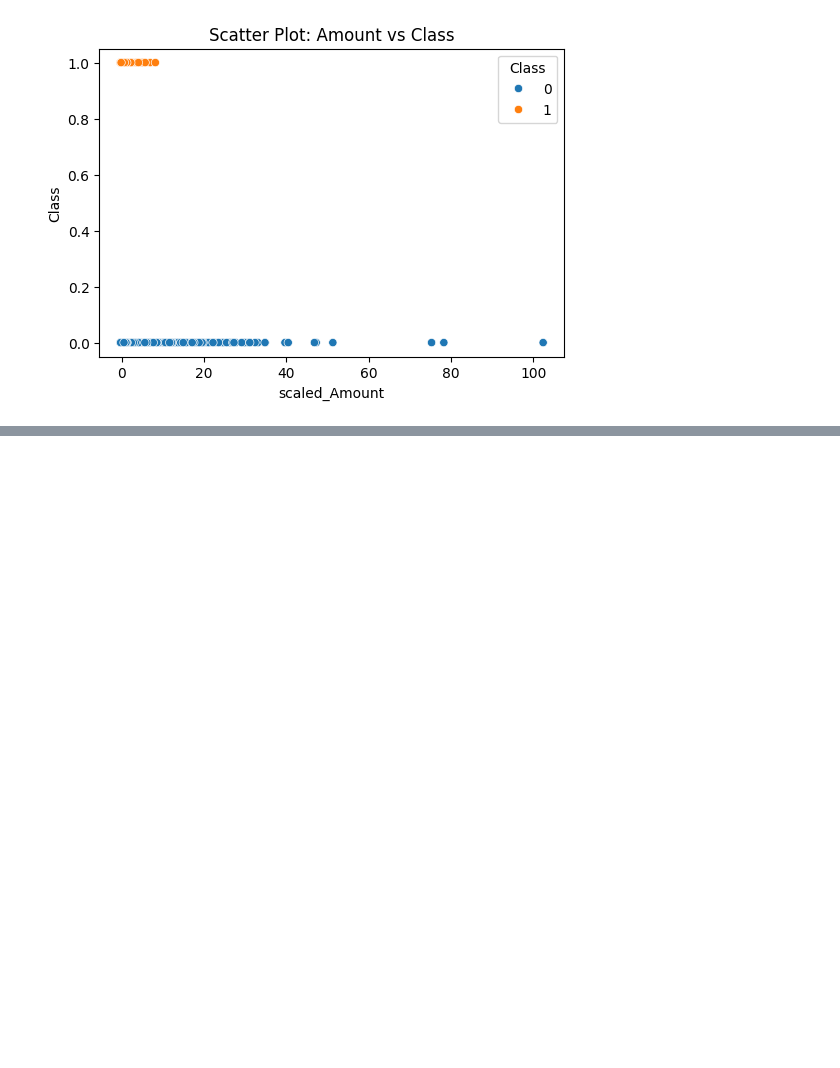
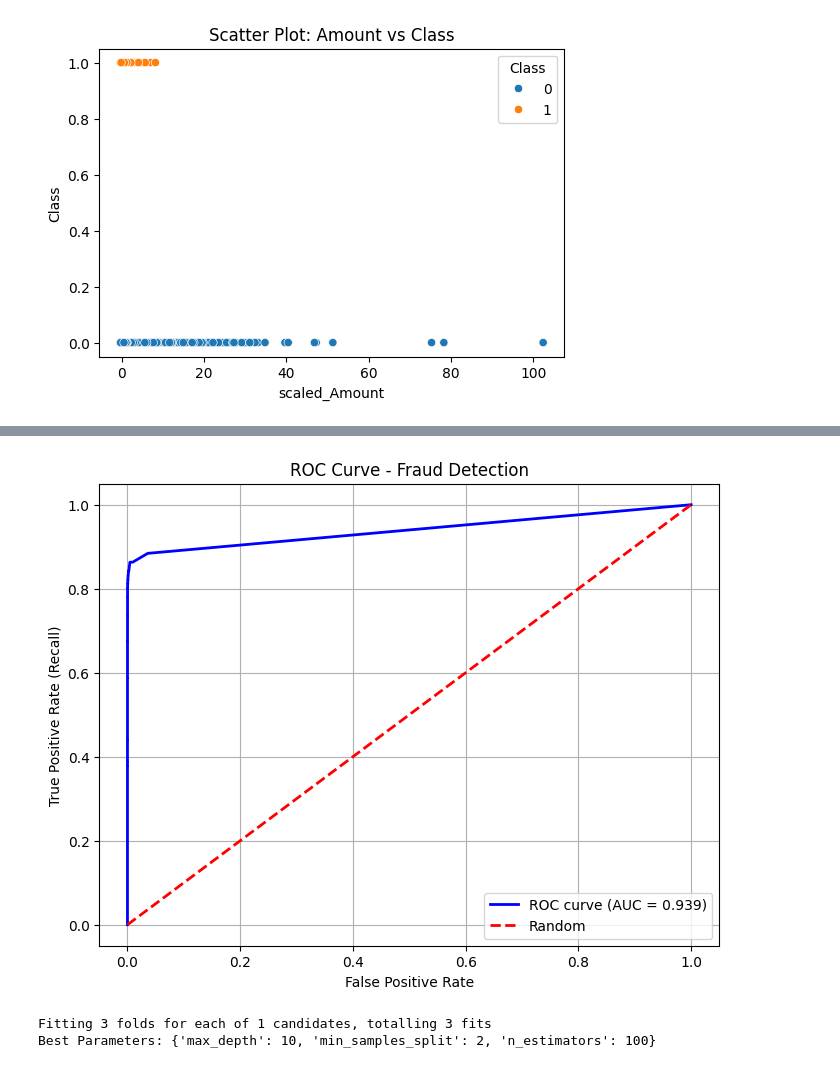
Before and after one commit to NoorFadhil-afk/ML-Project, a Jupyter notebook: credit card fraud.ipynb, the cells around one changed output, grey strips where cells are left out. Cells and saved outputs as stored; diff of their text form; code cells hidden in the pictures; blank space fills up the shorter version.

```diff
--- a/credit card fraud.ipynb
+++ b/credit card fraud.ipynb
@@ -218,0 +407,48 @@ plt.show()
+# %%
+#ROC Curve
+from sklearn.metrics import roc_curve, auc, precision_recall_curve, average_precision_score
+
+fpr, tpr, thresholds = roc_curve(y_test, y_prob)
+roc_auc = auc(fpr, tpr)
+
+plt.figure(figsize=(8,6))
+plt.plot(fpr, tpr, color='blue', lw=2, label=f'ROC curve (AUC = {roc_auc:.3f})')
+plt.plot([0,1], [0,1], color='red', lw=2, linestyle='--', label= 'Random')
+plt.xlabel('False Positive Rate')
+plt.ylabel('True Positive Rate (Recall)')
+plt.title('ROC Curve - Fraud Detection')
+plt.legend(loc='lower right')
+plt.grid(True)
+plt.show()
+# %% [output]
+[figure, added]
+# %%
+#  Grid Search (focus on Recall for fraud detection)
+
+#  parameter grid
+param_grid = {
+    'n_estimators': [100],      # keep small
+    'max_depth': [10],# most important
+    'min_samples_split': [2]
+}
+
+# 3️Grid Search (optimize Recall)
+grid = GridSearchCV(
+    estimator=rf,
+    param_grid=param_grid,
+    scoring='recall',
+    cv=3,
+    verbose=1,
+    n_jobs=-1
+)
+
+# Train
+grid.fit(X_train, y_train)
+
+# Best model
+best_rf = grid.best_estimator_
+
+print("Best Parameters:", grid.best_params_)
+# %% [output]
+Fitting 3 folds for each of 1 candidates, totalling 3 fits
+Best Parameters: {'max_depth': 10, 'min_samples_split': 2, 'n_estimators': 100}
```
Also changed, not shown: parts of 29 cells of this notebook.
